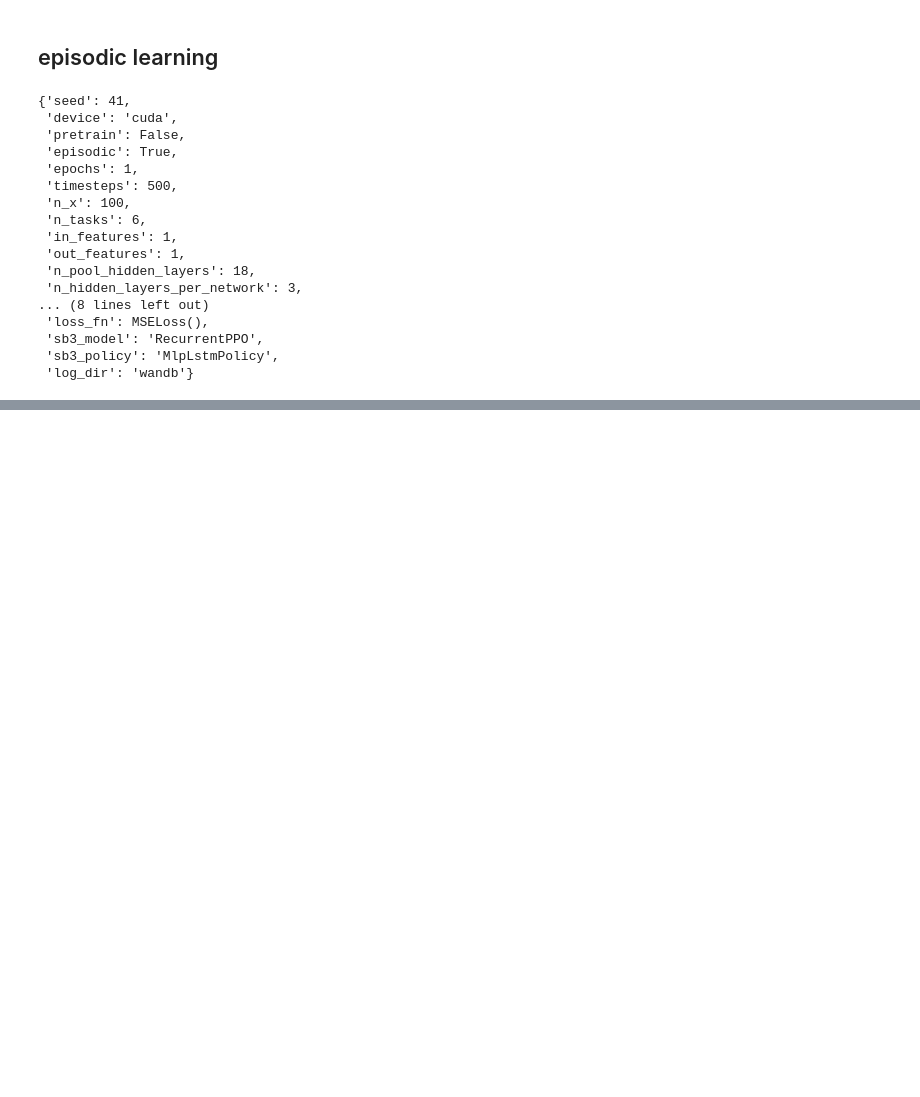
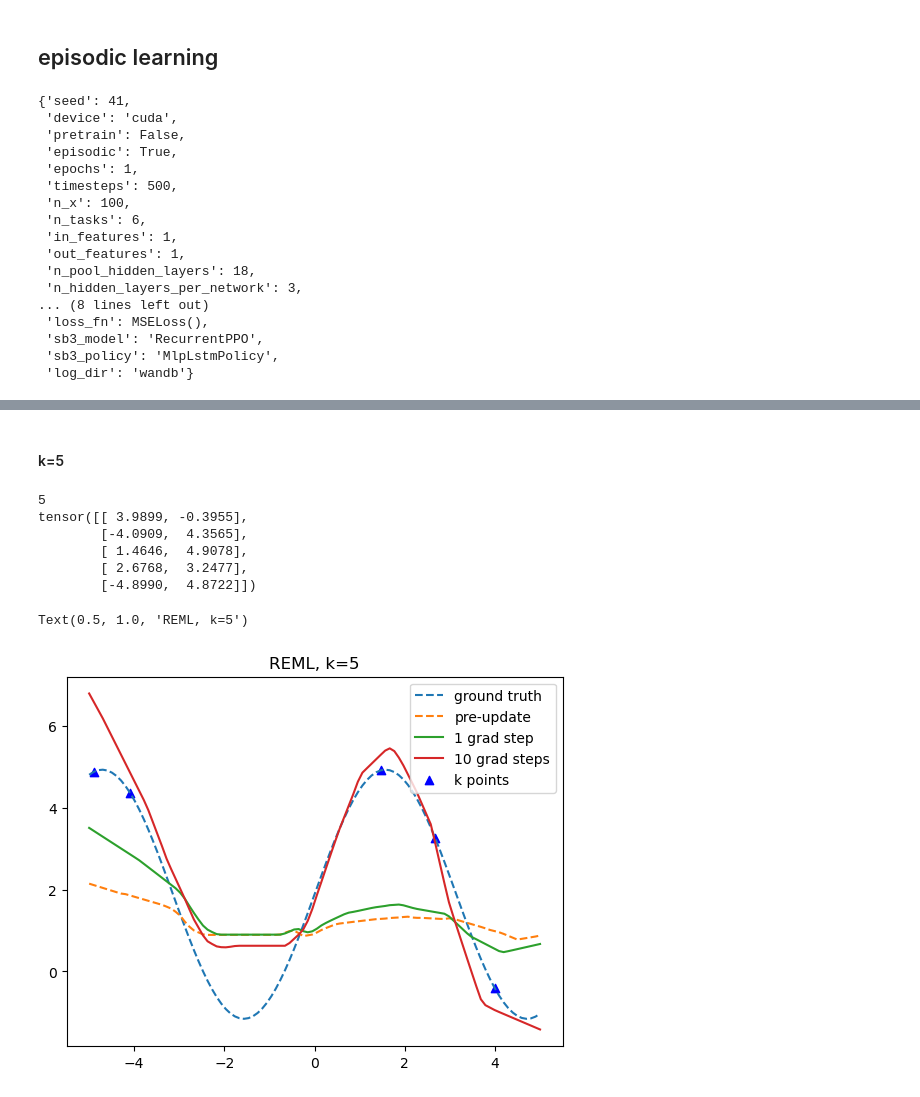
Before and after one commit to matthewstachyra/reinforcement-meta-learning, a Jupyter notebook: src/bounded-discrete/bounded-discrete-regression.ipynb, the cells around one changed output, grey strips where cells are left out. Drawn from its saved outputs; the diff is of its cells as text; code cells hidden in the pictures; blank space fills up the shorter version.

Commit message:
initial commit - reml for regression, continuous case

```diff
--- a/src/bounded-discrete/bounded-discrete-regression.ipynb
+++ b/src/bounded-discrete/bounded-discrete-regression.ipynb
@@ -944,0 +970,50 @@ for i, (x, y) in enumerate(zip(tasks_data, tasks_targets)):
+# %% [markdown]
+#### k=5
+# %%
+k = 5
+k_pairs = torch.tensor(random.sample(list(zip(eval_task.data, eval_task.targets)), k))
+print(len(k_pairs))
+print(k_pairs)
+# %% [output]
+5
+tensor([[ 3.9899, -0.3955],
+        [-4.0909,  4.3565],
+        [ 1.4646,  4.9078],
+        [ 2.6768,  3.2477],
+        [-4.8990,  4.8722]])
+# %%
+# env with eval task
+reml = REML(layer_pool=pool, tasks=tasks)
+reml.model.load(path)
+env = reml.make_env(eval_task, pool)
+reml.model.set_env(env)
+reml.env = env
+reml.task = eval_task
+
+# ground truth
+plt.plot(eval_task.data, eval_task.targets, linestyle='--', label='ground truth')
+
+# pre-update
+reml.generate_sine_curve(env=env, args={'linestyle' : '--', 'label': 'pre-update'})
+
+# k points
+plt.scatter(k_pairs[:, 0], k_pairs[:, 1], marker='^', color='b', label='k points')
+
+# train for 1 grad step
+reml.env.batch_size = k
+obs, _ = reml.env.reset()
+for _ in range(1):
+    action, _ = reml.model.predict(obs)
+    obs, _, _, _, _ = reml.env.step(action)
+reml.generate_sine_curve(env=env, args={'label' :'1 grad step'})
+
+# train for 10 grad steps
+obs, _ = reml.env.reset()
+for _ in range(10):
+    action, _ = reml.model.predict(obs)
+    obs, _, _, _, _ = reml.env.step(action)
+reml.generate_sine_curve(env=env, args={'label' : '10 grad steps'})
+plt.title('REML, k=5')
+# %% [output]
+Text(0.5, 1.0, 'REML, k=5')
+[figure, added]
```
Also changed, not shown: parts of 11 cells of this notebook, 19 other files.
